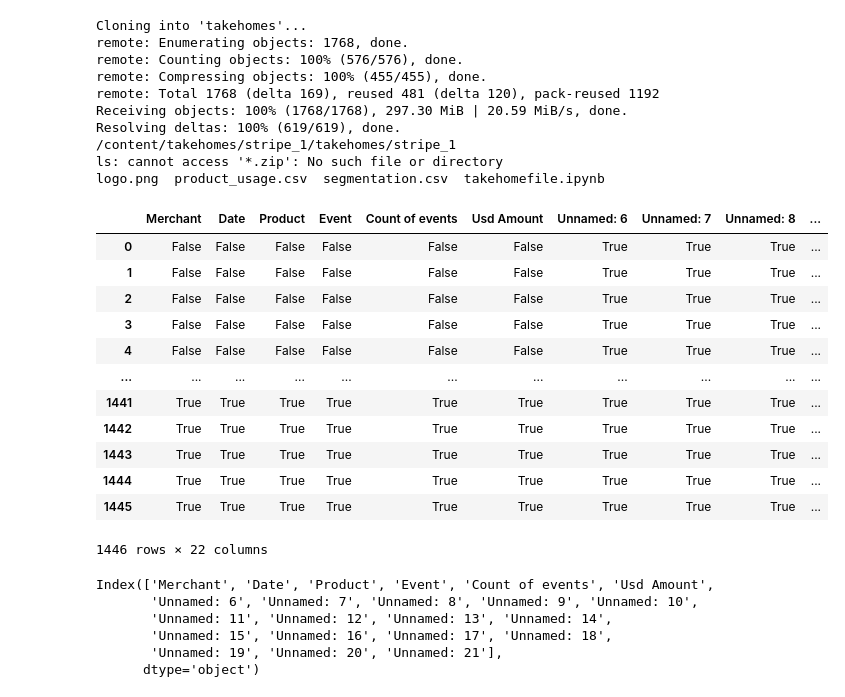
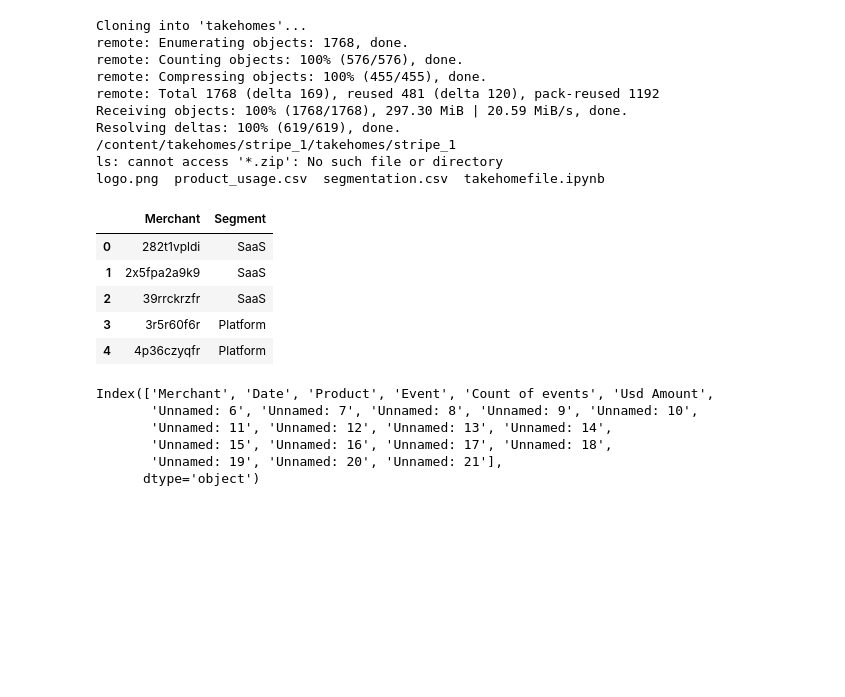
Before and after one commit to Felix-YH/Data-Analysis-Portfolio, a Jupyter notebook: stripe_1/takehomefile.ipynb, the cells around one changed output. Saved outputs shown, nothing was run; the diff lists cells and outputs as text; code cells hidden in the pictures; blank space fills up the shorter version.

```diff
--- a/stripe_1/takehomefile.ipynb
+++ b/stripe_1/takehomefile.ipynb
@@ -80,21 +80,14 @@ pd.set_option('display.float_format', lambda x: '%.5f' % x)
 product = pd.read_csv("/content/takehomes/stripe_1/product_usage.csv")
 segment = pd.read_csv("/content/takehomes/stripe_1/segmentation.csv")
 # %%
-product.isnull()
+segment.head()
 # %% [output]
-|  | Merchant | Date | Product | Event | Count of events | Usd Amount | Unnamed: 6 | Unnamed: 7 | Unnamed: 8 | ... |
-| 0 | False | False | False | False | False | False | True | True | True | ... |
-| 1 | False | False | False | False | False | False | True | True | True | ... |
-| 2 | False | False | False | False | False | False | True | True | True | ... |
-| 3 | False | False | False | False | False | False | True | True | True | ... |
-| 4 | False | False | False | False | False | False | True | True | True | ... |
-| ... | ... | ... | ... | ... | ... | ... | ... | ... | ... | ... |
-| 1441 | True | True | True | True | True | True | True | True | True | ... |
-| 1442 | True | True | True | True | True | True | True | True | True | ... |
-| 1443 | True | True | True | True | True | True | True | True | True | ... |
-| 1444 | True | True | True | True | True | True | True | True | True | ... |
-| 1445 | True | True | True | True | True | True | True | True | True | ... |
+|  | Merchant | Segment |
+| 0 | 282t1vpldi | SaaS |
+| 1 | 2x5fpa2a9k9 | SaaS |
+| 2 | 39rrckrzfr | SaaS |
+| 3 | 3r5r60f6r | Platform |
+| 4 | 4p36czyqfr | Platform |
-1446 rows × 22 columns
 # %%
 product.columns
 # %% [output]
```
Also changed, not shown: parts of 12 cells of this notebook.
